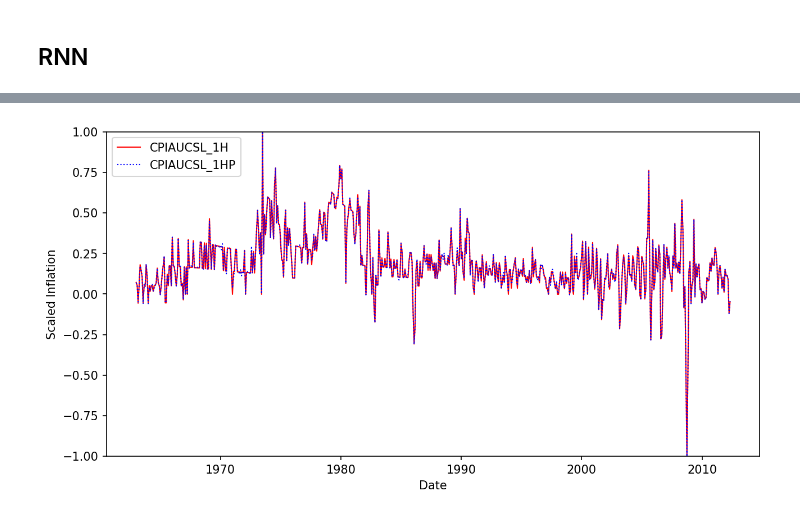
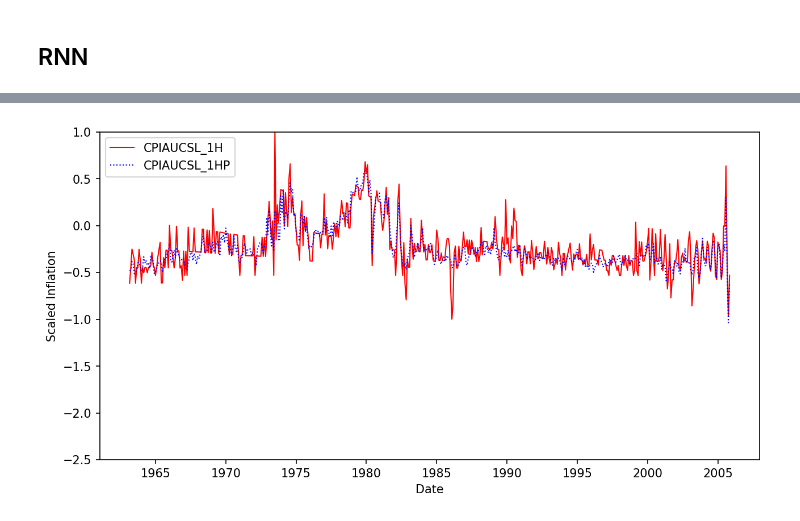
Before and after one commit to martinyuhaohuo/d200_project, a Jupyter notebook: scripts/EDA.ipynb, the cells around one changed output, grey strips where cells are left out. Drawn from its saved outputs; the diff is of its cells as text; code cells hidden in the pictures.

```diff
--- a/scripts/EDA.ipynb
+++ b/scripts/EDA.ipynb
@@ -279,12 +251,12 @@ visualize_predict(prediction, y_test, 1, FRED_MD)
-# %%
-window = 48
-X = x_train.to_numpy()
-X_tensor = []
-for i in range(len(X) - window):
-    X_tensor.append(X[i:i+window])
-X_tensor = torch.tensor(X_tensor, dtype=torch.float32)
-prediction = RNN(X_tensor.to(DEVICE))
-prediction = pd.DataFrame(prediction.detach().to("cpu").numpy())
-visualize_predict(prediction, y_train[48:], 1, FRED_MD)
-# %% [output]
-[figure, removed]
+# %%
+window = 48
+X = RNN_x_train.to_numpy()
+X_tensor = []
+for i in range(len(X) - window):
+    X_tensor.append(X[i:i+window])
+X_tensor = torch.tensor(X_tensor, dtype=torch.float32)
+prediction = RNN(X_tensor.to(DEVICE))
+prediction = pd.DataFrame(prediction.detach().to("cpu").numpy())
+visualize_predict(prediction, RNN_y_train[48:], 1, FRED_MD)
+# %% [output]
+[figure, added]
```
Also changed, not shown: parts of 15 cells of this notebook, 4 other files.
